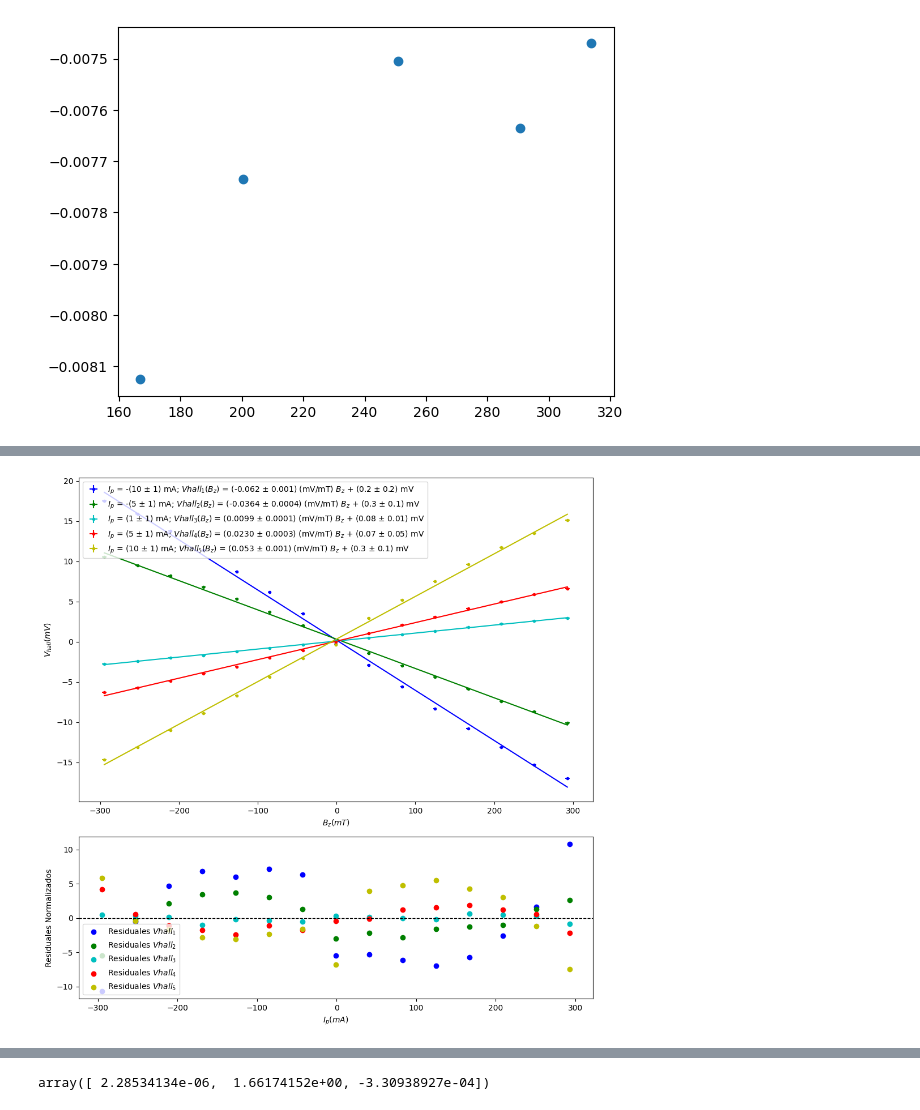
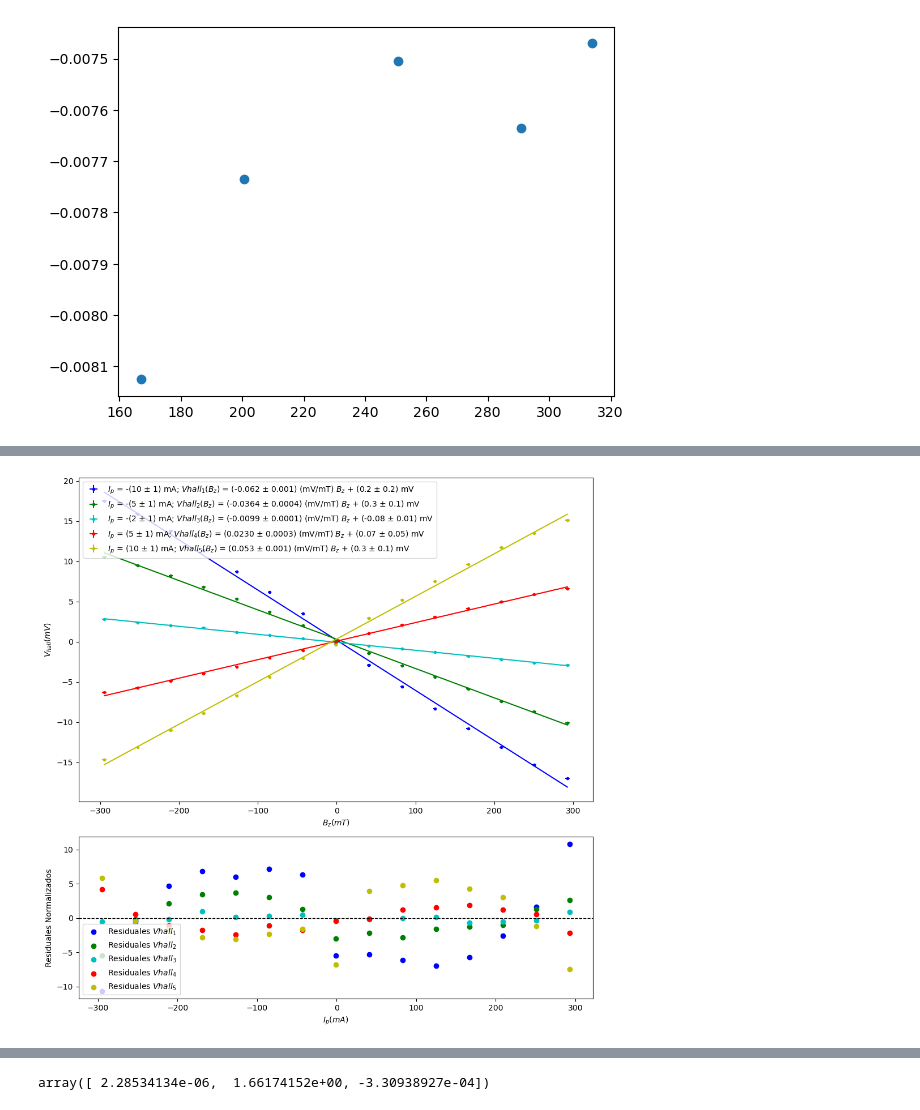
Before and after one commit to QuantumPower4/LabIntermedio2024-2, a Jupyter notebook: Efecto Hall/EfectoHall.ipynb, the cells around one changed output, grey strips where cells are left out. Saved outputs shown, nothing was run; the diff lists cells and outputs as text; code cells hidden in the pictures.

```diff
--- a/Efecto Hall/EfectoHall.ipynb
+++ b/Efecto Hall/EfectoHall.ipynb
@@ -329,7 +329,7 @@ sigma_Bz1 = sigma_Bz(Ib1,slope,intercept,sigma_Ib1,slope_std_err,intercept_std_e
 
 Vhall12 = -np.array([-17.5, -15.9, -13.8, -11.4, -8.7, -6.2, -3.5, 0.3, 2.9, 5.6, 8.3, 10.8, 13.1, 15.3, 17])
 Vhall22 = -np.array([-10.5, -9.5, -8.2, -6.8, -5.3, -3.7, -2, -0.04, 1.4, 3, 4.4, 5.9, 7.4, 8.7, 10.1])
-Vhall32 = -np.array([2.8, 2.4, 2.0, 1.7, 1.2, 0.8, 0.4, -0.1, -0.5, -0.9, -1.3, -1.8, -2.2, -2.6, -2.9])
+Vhall32 = np.array([2.8, 2.4, 2.0, 1.7, 1.2, 0.8, 0.4, -0.1, -0.5, -0.9, -1.3, -1.8, -2.2, -2.6, -2.9])
 Vhall42 = -np.array([6.3, 5.7, 4.9, 4.0, 3.1, 2.0, 1.1, 0.0, -1.0, -2.1, -3.1, -4.1, -5.0, -5.9, -6.6])
 Vhall52 = -np.array([14.7, 13.1, 11.0, 8.9, 6.7, 4.4, 2.1, 0.4, -2.9, -5.2, -7.5, -9.6, -11.7, -13.5, -15.1])
 
@@ -375,7 +375,7 @@ ax1.errorbar(Bz1, Vhall22, xerr = sigma_Bz1,
              label=f'$I_p$ = -(5 ± 1) mA; $Vhall_{2}(B_z)$ = ({slope22:.4f} ± {slope_std_err22:.4f}) (mV/mT) $B_z$ + ({intercept22:.1f} ± {intercept_std_err22:.1f}) mV')
 ax1.errorbar(Bz1, Vhall32, xerr = sigma_Bz1,
              yerr = sigma_Vhall1, fmt=".", color = "c",
-             label=f'$I_p$ = (1 ± 1) mA; $Vhall_{3}(B_z)$ = ({slope32:.4f} ± {slope_std_err32:.4f}) (mV/mT) $B_z$ + ({intercept32:.2f} ± {intercept_std_err32:.2f}) mV')
+             label=f'$I_p$ = -(2 ± 1) mA; $Vhall_{3}(B_z)$ = ({slope32:.4f} ± {slope_std_err32:.4f}) (mV/mT) $B_z$ + ({intercept32:.2f} ± {intercept_std_err32:.2f}) mV')
 ax1.errorbar(Bz1, Vhall42, xerr = sigma_Bz1,
              yerr = sigma_Vhall1, fmt=".", color = "r",
              label=f'$I_p$ = (5 ± 1) mA; $Vhall_{4}(B_z)$ = ({slope42:.4f} ± {slope_std_err42:.4f}) (mV/mT) $B_z$ + ({intercept42:.2f} ± {intercept_std_err42:.2f}) mV')
@@ -388,34 +388,34 @@ ax1.plot(Bz1, linear_function(Bz1,*popt22), color = "g")
 ax1.plot(Bz1, linear_function(Bz1,*popt32), color = "c")
 ax1.plot(Bz1, linear_function(Bz1,*popt42), color = "r")
 ax1.plot(Bz1, linear_function(Bz1,*popt52), color = "y")
 
 ax1.set_xlabel('$B_z (mT)$')
 ax1.set_ylabel('$V_{hall} (mV)$')
 ax1.legend(loc='upper left')
 
 
 residuals12 = (Vhall12 - linear_function(Bz1, *popt12))/sigma_Vhall1
 residuals22 = (Vhall22 - linear_function(Bz1, *popt22))/sigma_Vhall1
 residuals32 = (Vhall32 - linear_function(Bz1, *popt32))/sigma_Vhall1
 residuals42 = (Vhall42 - linear_function(Bz1, *popt42))/sigma_Vhall1
 residuals52 = (Vhall52 - linear_function(Bz1, *popt52))/sigma_Vhall1
 
 ax2.scatter(Bz1, residuals12, alpha=1, label='Residuales $Vhall_1$', color = "b")
 ax2.scatter(Bz1, residuals22, alpha=1, label='Residuales $Vhall_2$', color = "g")
 ax2.scatter(Bz1, residuals32, alpha=1, label='Residuales $Vhall_3$', color = "c")
 ax2.scatter(Bz1, residuals42, alpha=1, label='Residuales $Vhall_4$', color = "r")
 ax2.scatter(Bz1, residuals52, alpha=1, label='Residuales $Vhall_5$', color = "y")
 
 
 ax2.axhline(0, color='black', linewidth=1, linestyle='--')
 ax2.set_xlabel('$I_p (mA)$')
 ax2.set_ylabel('Residuales Normalizados')
 ax2.legend(loc='lower left')
 
 plt.tight_layout()
 plt.show()
 # %% [output]
-[figure, old version]
+[figure, new version]
 # %%
 RH12 = slope12*1e-3/(-10*1e-3)
 RH22 = slope22*1e-3/(-5*1e-3)
```
Also changed, not shown: parts of 7 cells of this notebook.
